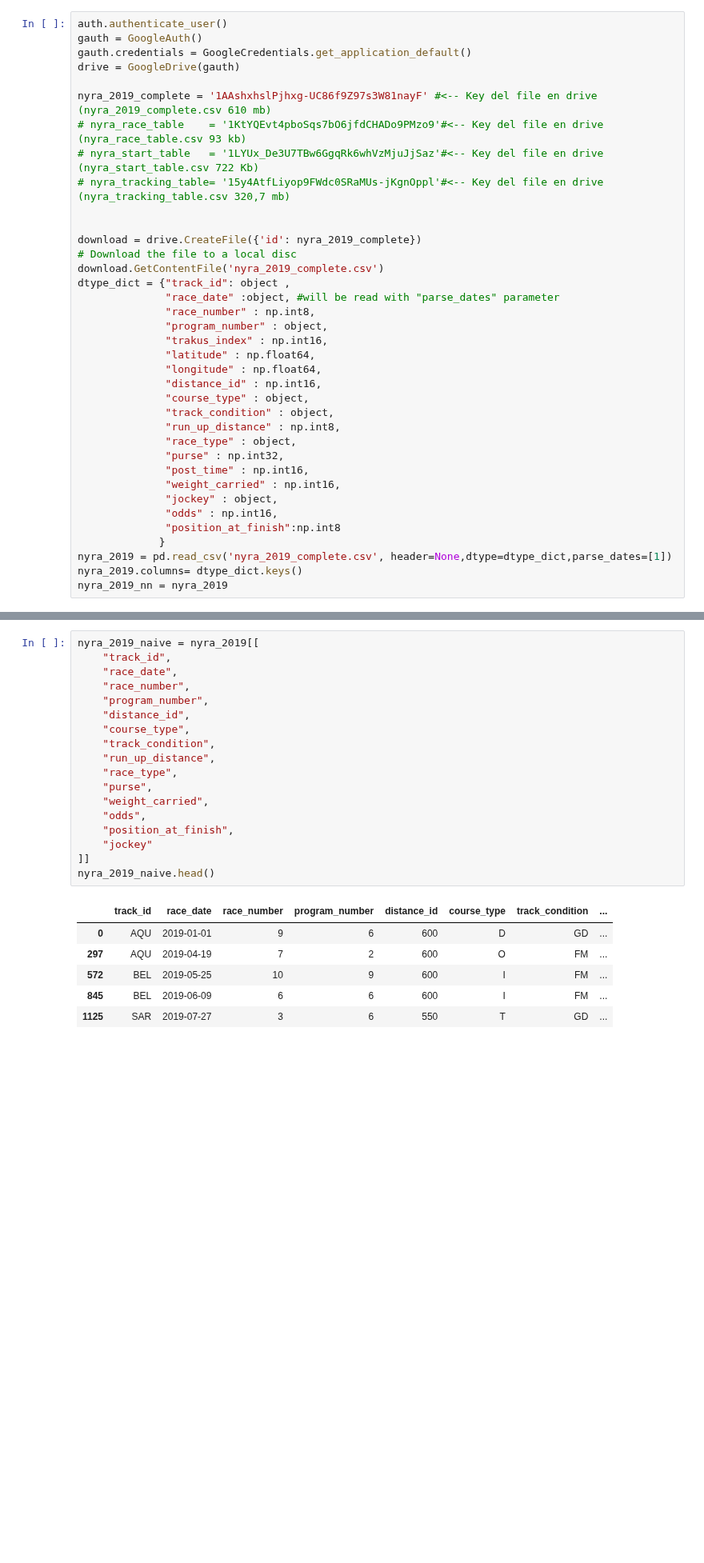
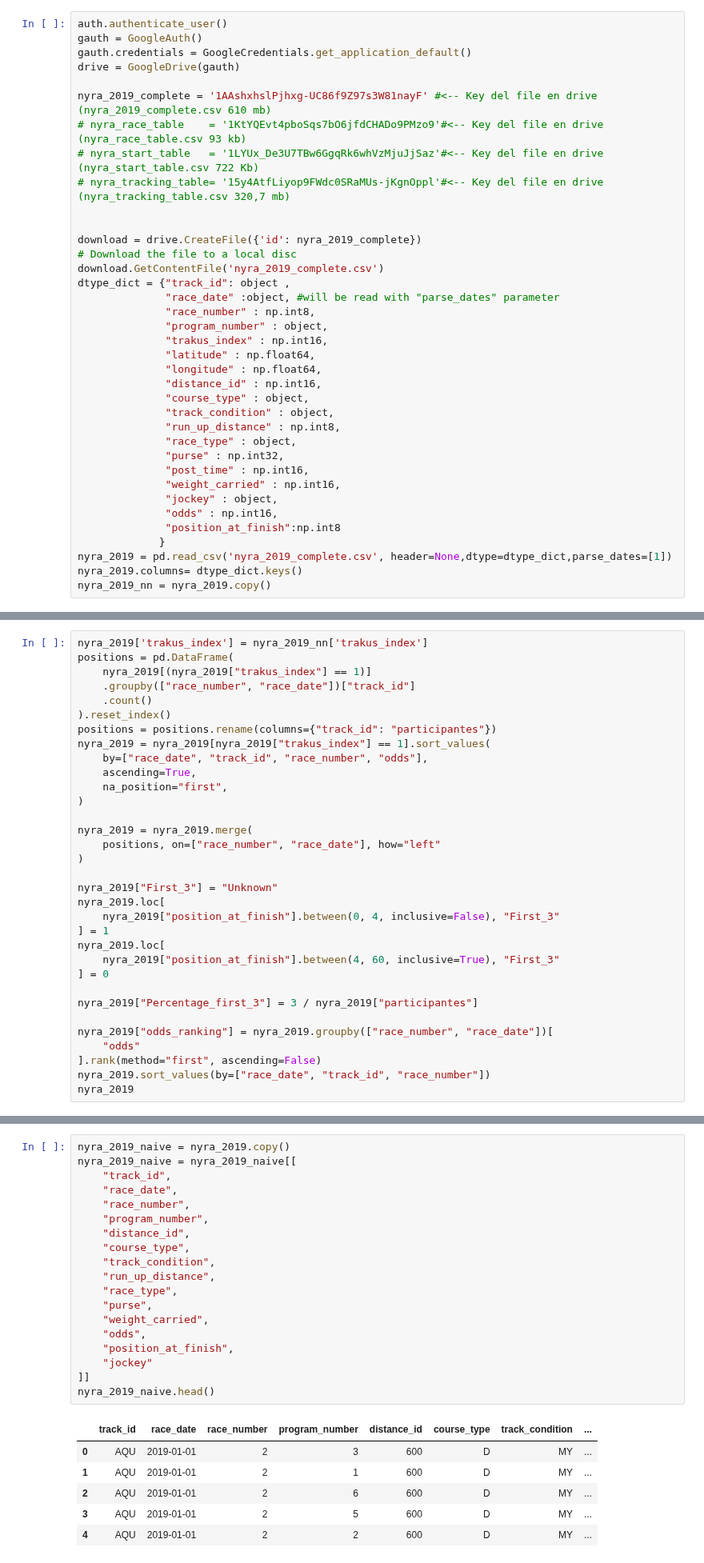
Before and after one commit to jsebastianquiroga/Big_Data-_Derby_2022_SI, a Jupyter notebook: Notebooks/sistemas_inteligentes.ipynb, the cells around one changed output, grey strips where cells are left out. Shown at 80% size. Cells and saved outputs as stored; diff of their text form; blank space fills up the shorter version.

```diff
--- a/Notebooks/sistemas_inteligentes.ipynb
+++ b/Notebooks/sistemas_inteligentes.ipynb
@@ -101,7 +101,7 @@ dtype_dict = {"track_id": object ,
              }
 nyra_2019 = pd.read_csv('nyra_2019_complete.csv', header=None,dtype=dtype_dict,parse_dates=[1])
 nyra_2019.columns= dtype_dict.keys()
-nyra_2019_nn = nyra_2019
+nyra_2019_nn = nyra_2019.copy()
 # %% [markdown]
 ***Diccionario de Variables***
 
@@ -621,3 +621,36 @@ plt.grid()
 plt.show()
 # %% [output]
 [figure]
+# %%
+nyra_2019['trakus_index'] = nyra_2019_nn['trakus_index']
+positions = pd.DataFrame(
+    nyra_2019[(nyra_2019["trakus_index"] == 1)]
+    .groupby(["race_number", "race_date"])["track_id"]
+    .count()
+).reset_index()
+positions = positions.rename(columns={"track_id": "participantes"})
+nyra_2019 = nyra_2019[nyra_2019["trakus_index"] == 1].sort_values(
+    by=["race_date", "track_id", "race_number", "odds"],
+    ascending=True,
+    na_position="first",
+)
+
+nyra_2019 = nyra_2019.merge(
+    positions, on=["race_number", "race_date"], how="left"
+)
+
+nyra_2019["First_3"] = "Unknown"
+nyra_2019.loc[
+    nyra_2019["position_at_finish"].between(0, 4, inclusive=False), "First_3"
+] = 1
+nyra_2019.loc[
+    nyra_2019["position_at_finish"].between(4, 60, inclusive=True), "First_3"
+] = 0
+
+nyra_2019["Percentage_first_3"] = 3 / nyra_2019["participantes"]
+
+nyra_2019["odds_ranking"] = nyra_2019.groupby(["race_number", "race_date"])[
+    "odds"
+].rank(method="first", ascending=False)
+nyra_2019.sort_values(by=["race_date", "track_id", "race_number"])
+nyra_2019
@@ -626,30 +673,31 @@ plt.show()
 
 Entendiendo que las variables que trackean cada 15 segundos la posición en la carrera (latitud, longitud y track index), vamos inicialmente a tomar los valores únicos para que éstos sirvan para hacer una predicción sencilla, tanto de reglas, como de red neuronal.
 # %%
-nyra_2019_naive = nyra_2019[[
+nyra_2019_naive = nyra_2019.copy()
+nyra_2019_naive = nyra_2019_naive[[
     "track_id",
     "race_date",
     "race_number",
     "program_number",
     "distance_id",
     "course_type",
     "track_condition",
     "run_up_distance",
     "race_type",
     "purse",
     "weight_carried",
     "odds",
     "position_at_finish",
     "jockey"
 ]]
 nyra_2019_naive.head()
 # %% [output]
 |  | track_id | race_date | race_number | program_number | distance_id | course_type | track_condition | ... |
-| 0 | AQU | 2019-01-01 | 9 | 6 | 600 | D | GD | ... |
-| 297 | AQU | 2019-04-19 | 7 | 2 | 600 | O | FM | ... |
-| 572 | BEL | 2019-05-25 | 10 | 9 | 600 | I | FM | ... |
-| 845 | BEL | 2019-06-09 | 6 | 6 | 600 | I | FM | ... |
-| 1125 | SAR | 2019-07-27 | 3 | 6 | 550 | T | GD | ... |
+| 0 | AQU | 2019-01-01 | 2 | 3 | 600 | D | MY | ... |
+| 1 | AQU | 2019-01-01 | 2 | 1 | 600 | D | MY | ... |
+| 2 | AQU | 2019-01-01 | 2 | 6 | 600 | D | MY | ... |
+| 3 | AQU | 2019-01-01 | 2 | 5 | 600 | D | MY | ... |
+| 4 | AQU | 2019-01-01 | 2 | 2 | 600 | D | MY | ... |
 # %%
 nyra_2019_naive=nyra_2019_naive.drop_duplicates()
 # %% [markdown]
```
Also changed, not shown: parts of 70 cells of this notebook.
